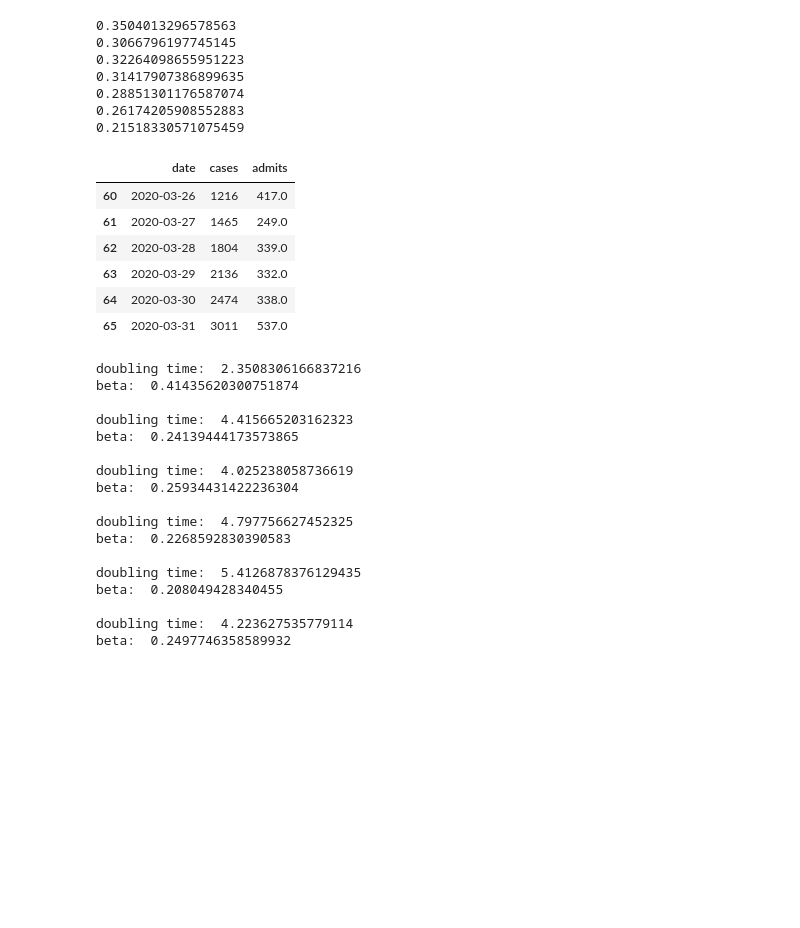
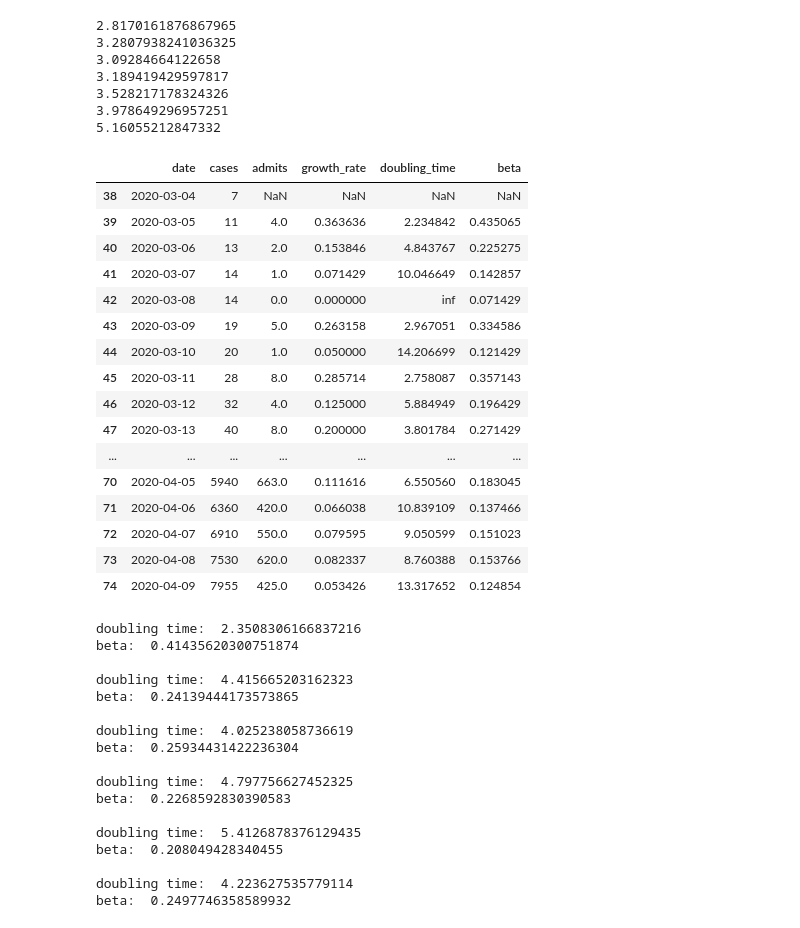
Before and after one commit to mmastand/chime, a Jupyter notebook: Dynamic Doubling Time.ipynb, the cells around one changed output. Saved outputs shown, nothing was run; the diff lists cells and outputs as text; code cells hidden in the pictures; blank space fills up the shorter version.

```diff
--- a/Dynamic Doubling Time.ipynb
+++ b/Dynamic Doubling Time.ipynb
@@ -11,47 +11,59 @@ x1 = np.array([45071, 55674, 69660, 86570, 105363, 125415, 143444])
 active_cases = np.array([34100, 43374, 53468, 66488, 82439, 100022, 118522])
 cum_rec = np.array([668, 1096, 1400, 2107, 2807, 3612, 4685])
 cum_dead = np.array([472, 601, 806, 1065, 1324, 1729, 2208])
+
 growth_rate = (x1 - x0) / x0
-#print(growth_rate)
 doubling_time = 1.0 / np.log2(growth_rate + 1)
 
 gamma = 1/14
 beta = growth_rate + gamma
 
-for val in beta:
+for val in doubling_time:
     print(val)
 # %% [output]
-0.3504013296578563
-0.3066796197745145
-0.32264098655951223
-0.31417907386899635
-0.28851301176587074
-0.26174205908552883
-0.21518330571075459
+2.8170161876867965
+3.2807938241036325
+3.09284664122658
+3.189419429597817
+3.528217178324326
+3.978649296957251
+5.16055212847332
 # %%
 # la, nyc, slc county data from nytimes county level data
 la = pd.read_csv("la_data.csv")
 nyc = pd.read_csv("la_data.csv")
 slc = pd.read_csv("la_data.csv")
+la = la.iloc[38:]
 # %%
 # add admits to data for LA county.
 la["admits"] = la.cases - la.cases.shift()
 # Pretend customer gave us rows 60-65
-la_train = la.iloc[60:66]
-la_train = la_train[["date", "cases", "admits"]]
-# Use rows 66-end to project
-la_test = la.iloc[66:]
-la_test = la_test[["date", "cases", "admits"]]
+la = la[["date", "cases", "admits"]]
-# %%
-la_train
-# %% [output]
-|  | date | cases | admits |
-| 60 | 2020-03-26 | 1216 | 417.0 |
-| 61 | 2020-03-27 | 1465 | 249.0 |
-| 62 | 2020-03-28 | 1804 | 339.0 |
-| 63 | 2020-03-29 | 2136 | 332.0 |
-| 64 | 2020-03-30 | 2474 | 338.0 |
-| 65 | 2020-03-31 | 3011 | 537.0 |
+# %%
+gamma = 1/14
+la["growth_rate"] = la.admits / la.cases
+la["doubling_time"] = 1.0 / np.log2(la["growth_rate"] + 1)
+
+la["beta"] = la["growth_rate"] + gamma
+la
+# %% [output]
+|  | date | cases | admits | growth_rate | doubling_time | beta |
+| 38 | 2020-03-04 | 7 | NaN | NaN | NaN | NaN |
+| 39 | 2020-03-05 | 11 | 4.0 | 0.363636 | 2.234842 | 0.435065 |
+| 40 | 2020-03-06 | 13 | 2.0 | 0.153846 | 4.843767 | 0.225275 |
+| 41 | 2020-03-07 | 14 | 1.0 | 0.071429 | 10.046649 | 0.142857 |
+| 42 | 2020-03-08 | 14 | 0.0 | 0.000000 | inf | 0.071429 |
+| 43 | 2020-03-09 | 19 | 5.0 | 0.263158 | 2.967051 | 0.334586 |
+| 44 | 2020-03-10 | 20 | 1.0 | 0.050000 | 14.206699 | 0.121429 |
+| 45 | 2020-03-11 | 28 | 8.0 | 0.285714 | 2.758087 | 0.357143 |
+| 46 | 2020-03-12 | 32 | 4.0 | 0.125000 | 5.884949 | 0.196429 |
+| 47 | 2020-03-13 | 40 | 8.0 | 0.200000 | 3.801784 | 0.271429 |
+| ... | ... | ... | ... | ... | ... | ... |
+| 70 | 2020-04-05 | 5940 | 663.0 | 0.111616 | 6.550560 | 0.183045 |
+| 71 | 2020-04-06 | 6360 | 420.0 | 0.066038 | 10.839109 | 0.137466 |
+| 72 | 2020-04-07 | 6910 | 550.0 | 0.079595 | 9.050599 | 0.151023 |
+| 73 | 2020-04-08 | 7530 | 620.0 | 0.082337 | 8.760388 | 0.153766 |
+| 74 | 2020-04-09 | 7955 | 425.0 | 0.053426 | 13.317652 | 0.124854 |
 # %%
 gamma = 1/14
 
```
Also changed, not shown: 1 other file.
